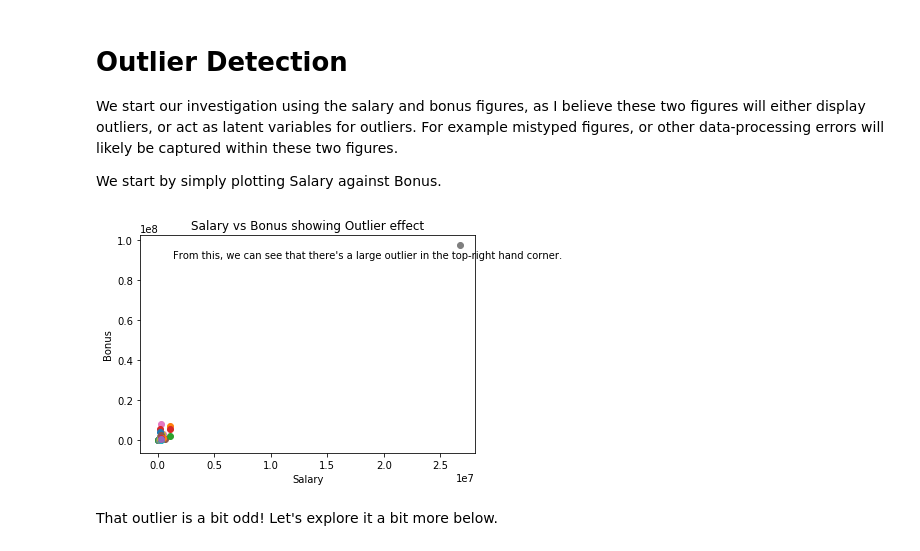
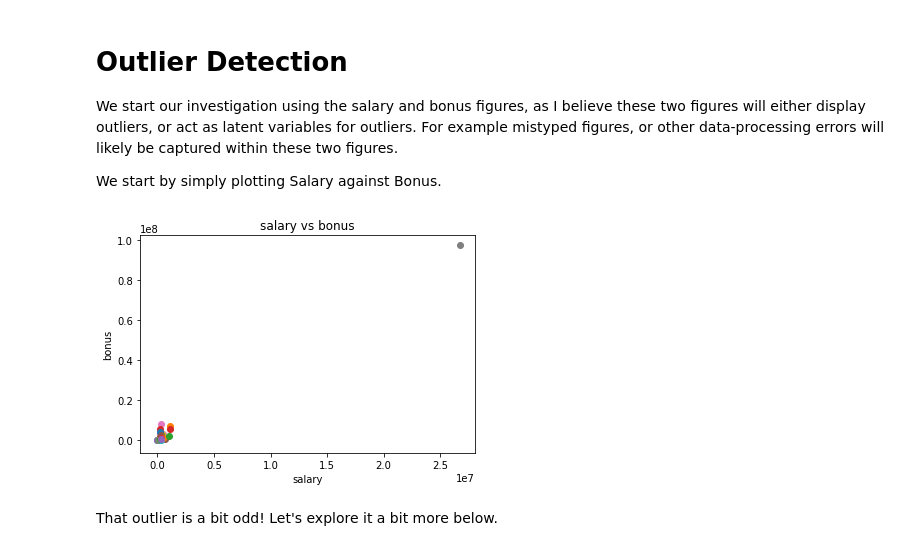
Before and after one commit to JamesTrick/udacity_machine_learning, a Jupyter notebook: data_exploration.ipynb, the cells around one changed output. Drawn from its saved outputs; the diff is of its cells as text; code cells hidden in the pictures.

Commit message:
updated project data_exploration.ipynb

```diff
--- a/data_exploration.ipynb
+++ b/data_exploration.ipynb
@@ -33,21 +44,27 @@ We start our investigation using the salary and bonus figures, as I believe thes
 
 We start by simply plotting Salary against Bonus.
 # %%
-features = ["salary", "bonus"]
-data = featureFormat(data_dict, features)
+def scatter(x, y):
+    """
+    Function to create scatterplot given x, y points
+    """
+    features = ["poi", x, y]
+    data = featureFormat(data_dict, features)
 
-for point in data:
-    salary = point[0]
-    bonus = point[1]
-    plt.scatter( salary, bonus )
+    for point in data:
+        x_points = point[1]
+        y_points = point[2]
+        plt.scatter(x_points, y_points)
 
-plt.title('Salary vs Bonus showing Outlier effect')
-plt.xlabel("Salary")
-plt.ylabel("Bonus")
-plt.figtext(x=0.2, y=0.8, s='From this, we can see that there\'s a large outlier in the top-right hand corner.')
-plt.show()
+    plt.title(x + ' vs ' + y)
+    plt.xlabel(x)
+    plt.ylabel(y)
+    #plt.figtext(x=0.2, y=0.8, s='From this, we can see that there\'s a large outlier in the top-right hand corner.')
+    plt.show()
-# %% [output]
-[figure, removed]
+# %%
+scatter('salary', 'bonus')
+# %% [output]
+[figure, added]
 # %% [markdown]
 That outlier is a bit odd! Let's explore it a bit more below.
 # %%
```
Also changed, not shown: parts of 26 cells of this notebook.
